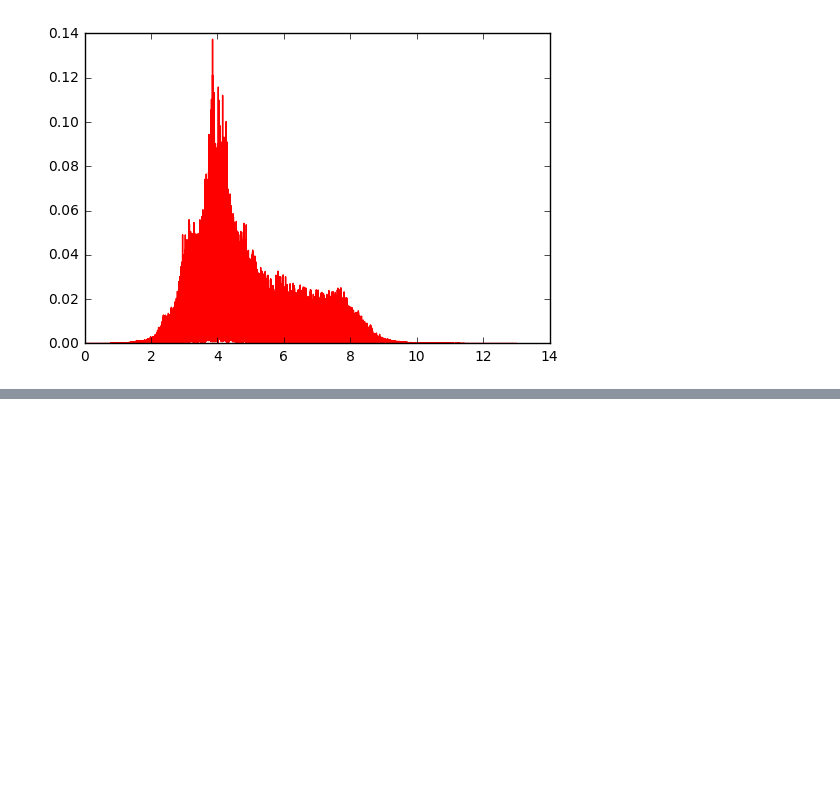
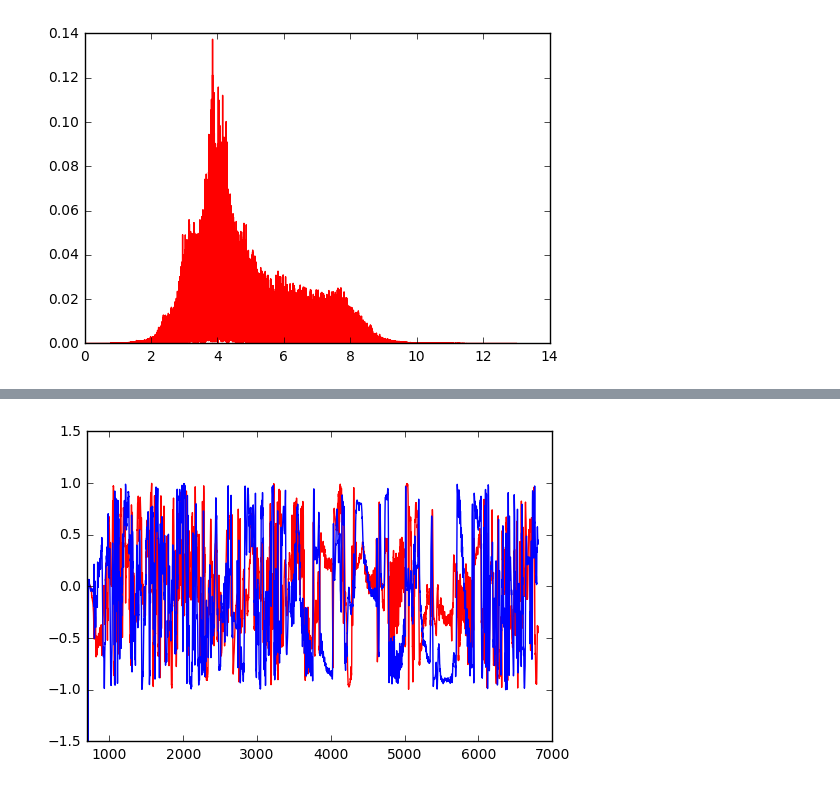
Before and after one commit to Pier-23-ThePortHackathon/Data, a Jupyter notebook: FFT and Plots.ipynb, the cells around one changed output, grey strips where cells are left out. Drawn from its saved outputs; the diff is of its cells as text; code cells hidden in the pictures; blank space fills up the shorter version.

```diff
--- a/FFT and Plots.ipynb
+++ b/FFT and Plots.ipynb
@@ -87,0 +132,9 @@ plt.show()
+# %%
+plt.plot(lars_tapping_gyro_X,'r')
+plt.plot(lars_tapping_gyro_Y,'b')
+#plt.plot(lars_tapping_gyro_Z,'g')
+plt.xlim(700,7000)
+plt.ylim(-1.5,1.5)
+plt.show()
+# %% [output]
+[figure, added]
```
Also changed, not shown: parts of 23 cells of this notebook, 7 other files.
